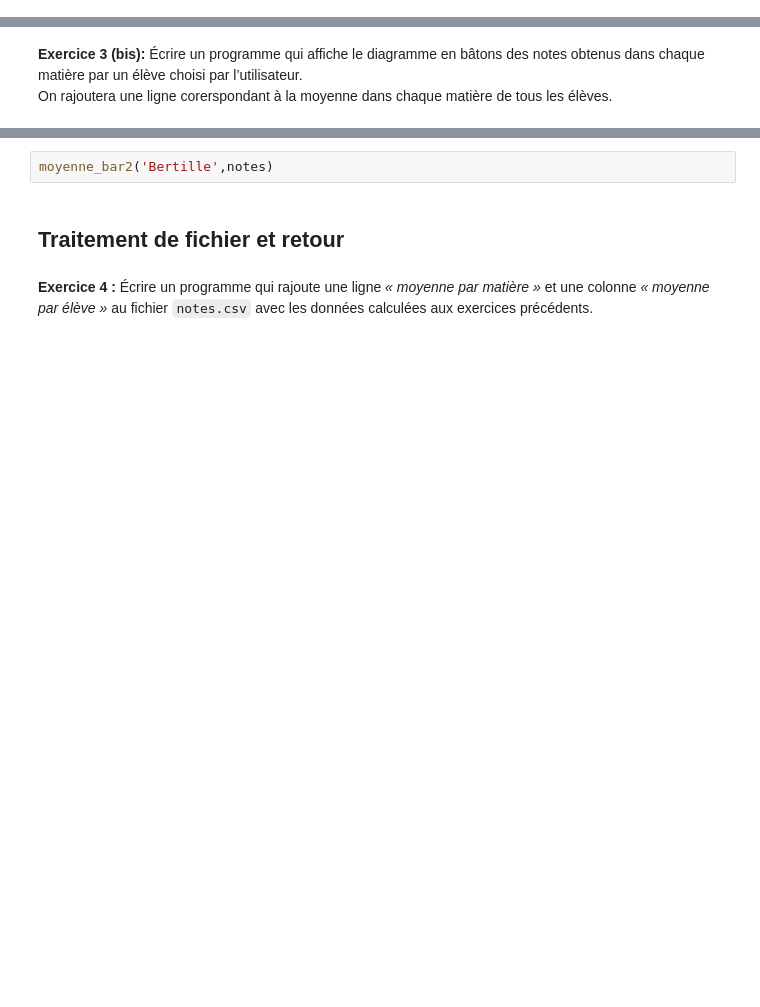
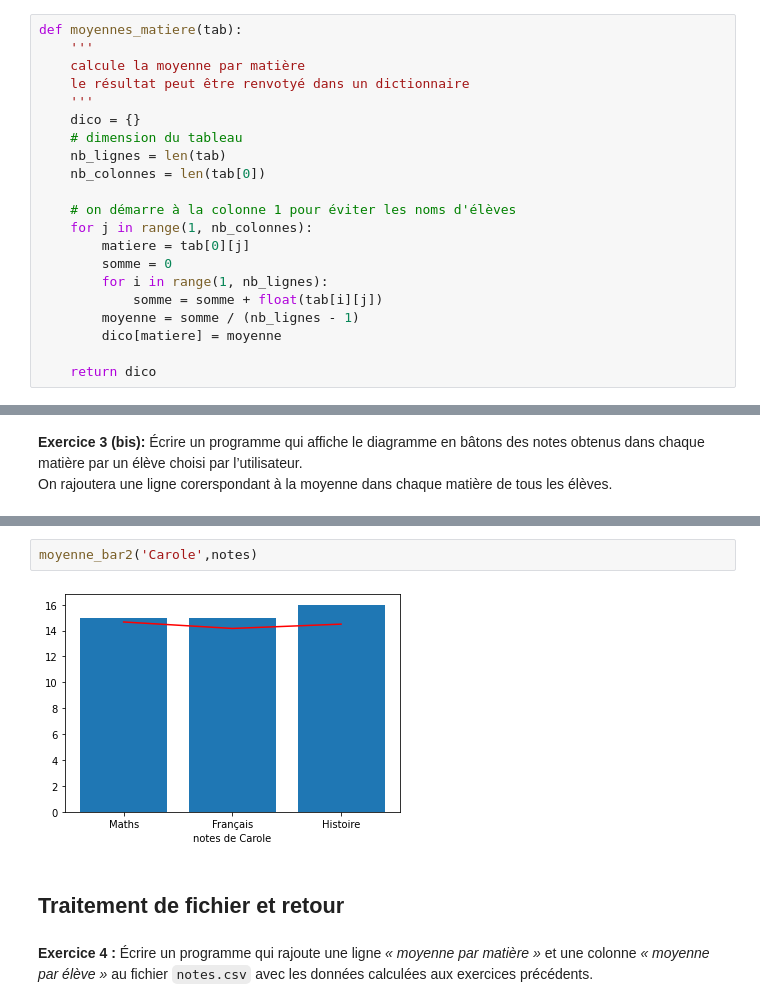
Before and after one commit to NaturelEtChaud/NSI-Premiere, a Jupyter notebook: 14 Data/notes/notes.ipynb, the cells around one changed output, grey strips where cells are left out. Drawn from its saved outputs; the diff is of its cells as text; blank space fills up the shorter version.

```diff
--- a/14 Data/notes/notes.ipynb
+++ b/14 Data/notes/notes.ipynb
@@ -56 +75,22 @@ def moyennes_matiere(tab):
+# %%
+def moyennes_matiere(tab):
+    '''
+    calcule la moyenne par matière
+    le résultat peut être renvotyé dans un dictionnaire
+    '''
+    dico = {}
+    # dimension du tableau
+    nb_lignes = len(tab)
+    nb_colonnes = len(tab[0])
+
+    # on démarre à la colonne 1 pour éviter les noms d'élèves
+    for j in range(1, nb_colonnes):
+        matiere = tab[0][j]
+        somme = 0
+        for i in range(1, nb_lignes):
+            somme = somme + float(tab[i][j])
+        moyenne = somme / (nb_lignes - 1)
+        dico[matiere] = moyenne
+
+    return dico
 # %%
@@ -135,5 +269,7 @@ def moyenne_bar2(prenom,tab):
 # %%
-moyenne_bar2('Bertille',notes)
+moyenne_bar2('Carole',notes)
+# %% [output]
+[figure, added]
 # %% [markdown]
 ## Traitement de fichier et retour
 # %% [markdown]
```
Also changed, not shown: parts of 20 cells of this notebook.
